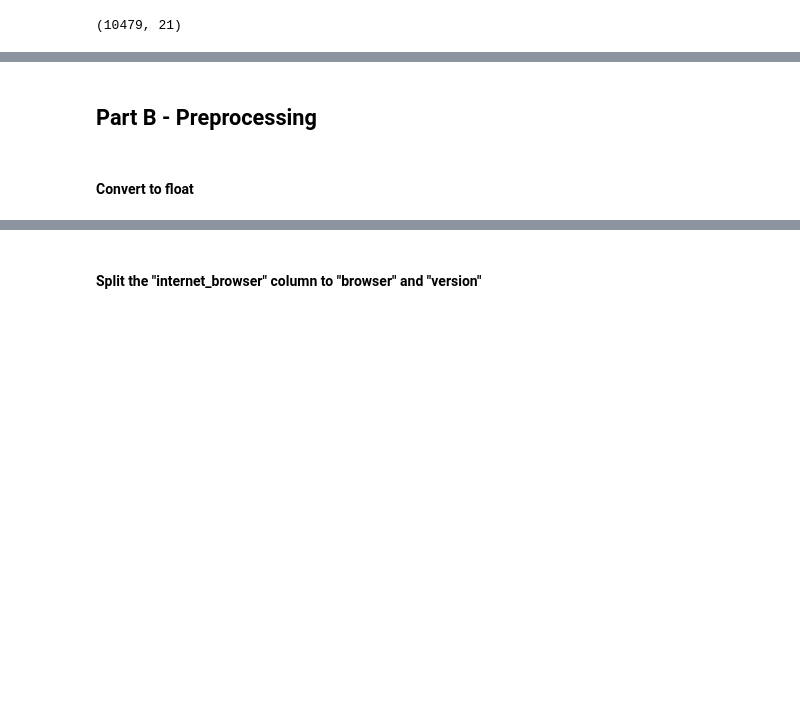
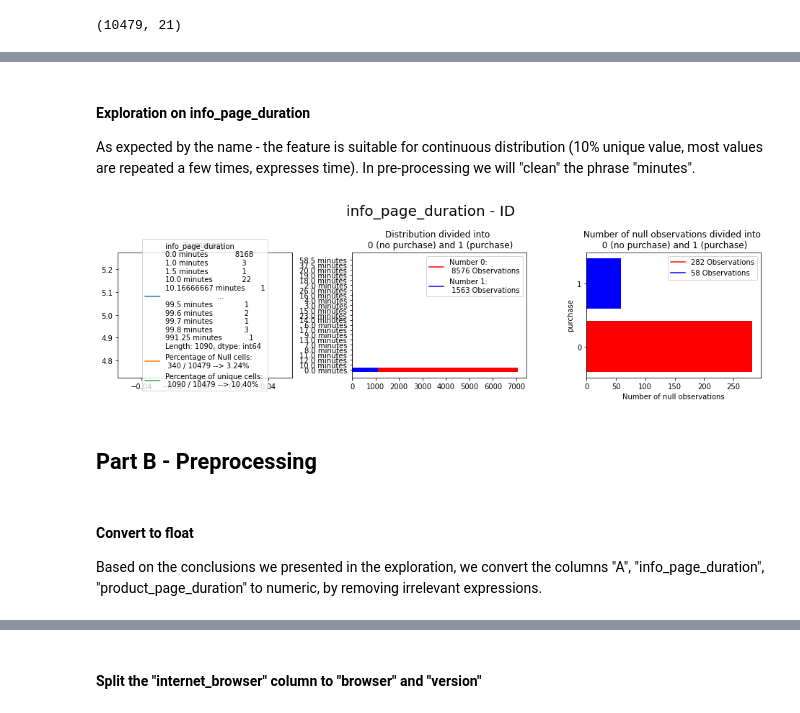
Before and after one commit to daniellepidt/ecommerce-machine-learning, a Jupyter notebook: final/Final_Project_ML_group7.ipynb, the cells around one changed output, grey strips where cells are left out. Drawn from its saved outputs; the diff is of its cells as text; code cells hidden in the pictures; blank space fills up the shorter version.

```diff
--- a/final/Final_Project_ML_group7.ipynb
+++ b/final/Final_Project_ML_group7.ipynb
@@ -597,7 +629,17 @@ continuous_results_by_column(data, "id")
+# %% [markdown]
+#### Exploration on info_page_duration
+
+As expected by the name - the feature is suitable for continuous distribution (10% unique value, most values are repeated a few times, expresses time). In pre-processing we will "clean" the phrase "minutes".
+# %%
+categorical_column_ID (data, train, "info_page_duration")
+# %% [output]
+[figure, added]
 # %% [markdown]
 ## Part B - Preprocessing
-# %% [markdown]
-#### Convert to float
+# %% [markdown]
+#### Convert to float
+
+Based on the conclusions we presented in the exploration, we convert the columns "A", "info_page_duration", "product_page_duration" to numeric, by removing irrelevant expressions.
 # %%
 def to_float(text, start=None, end=None):
     try:
```
Also changed, not shown: parts of 155 cells of this notebook.
